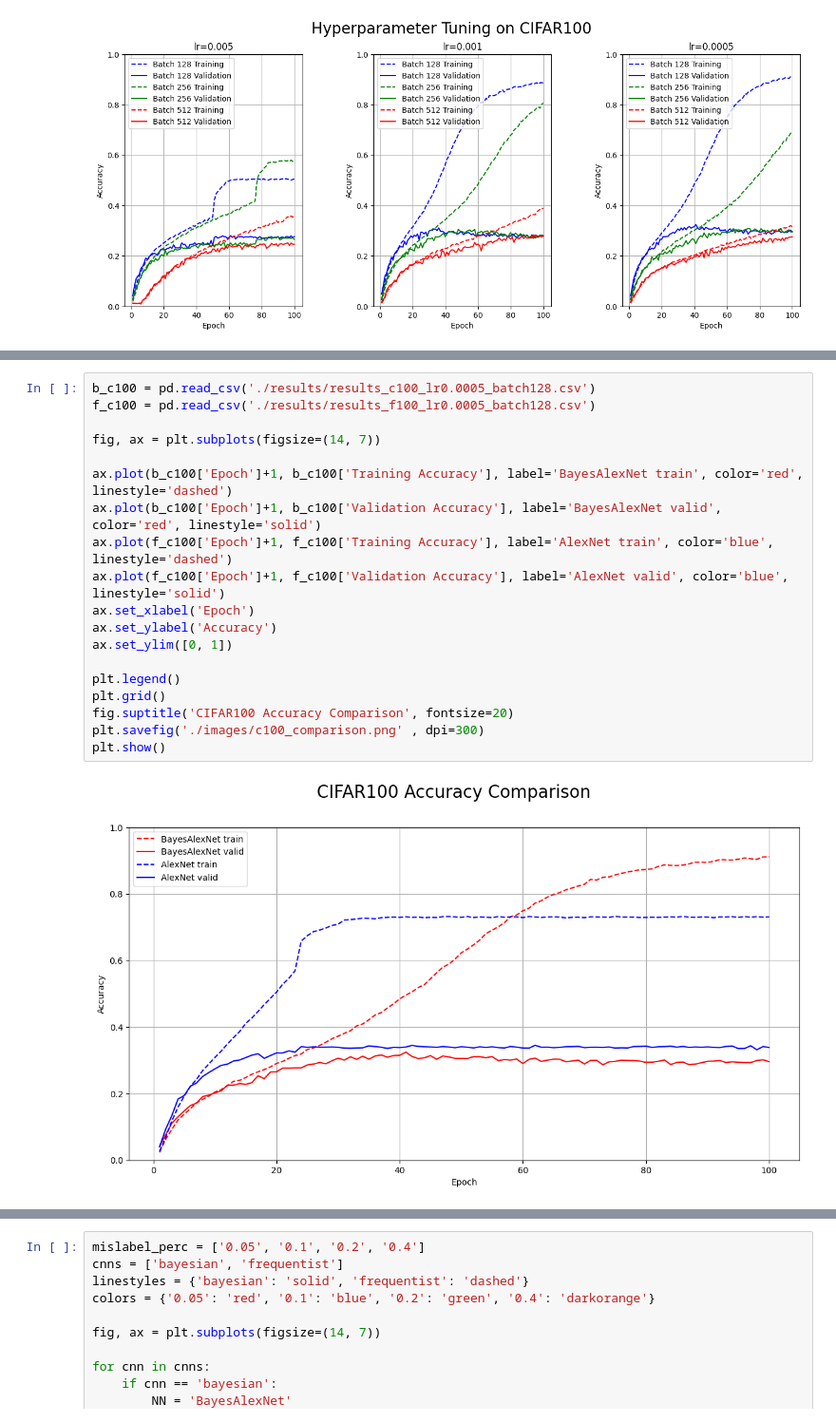
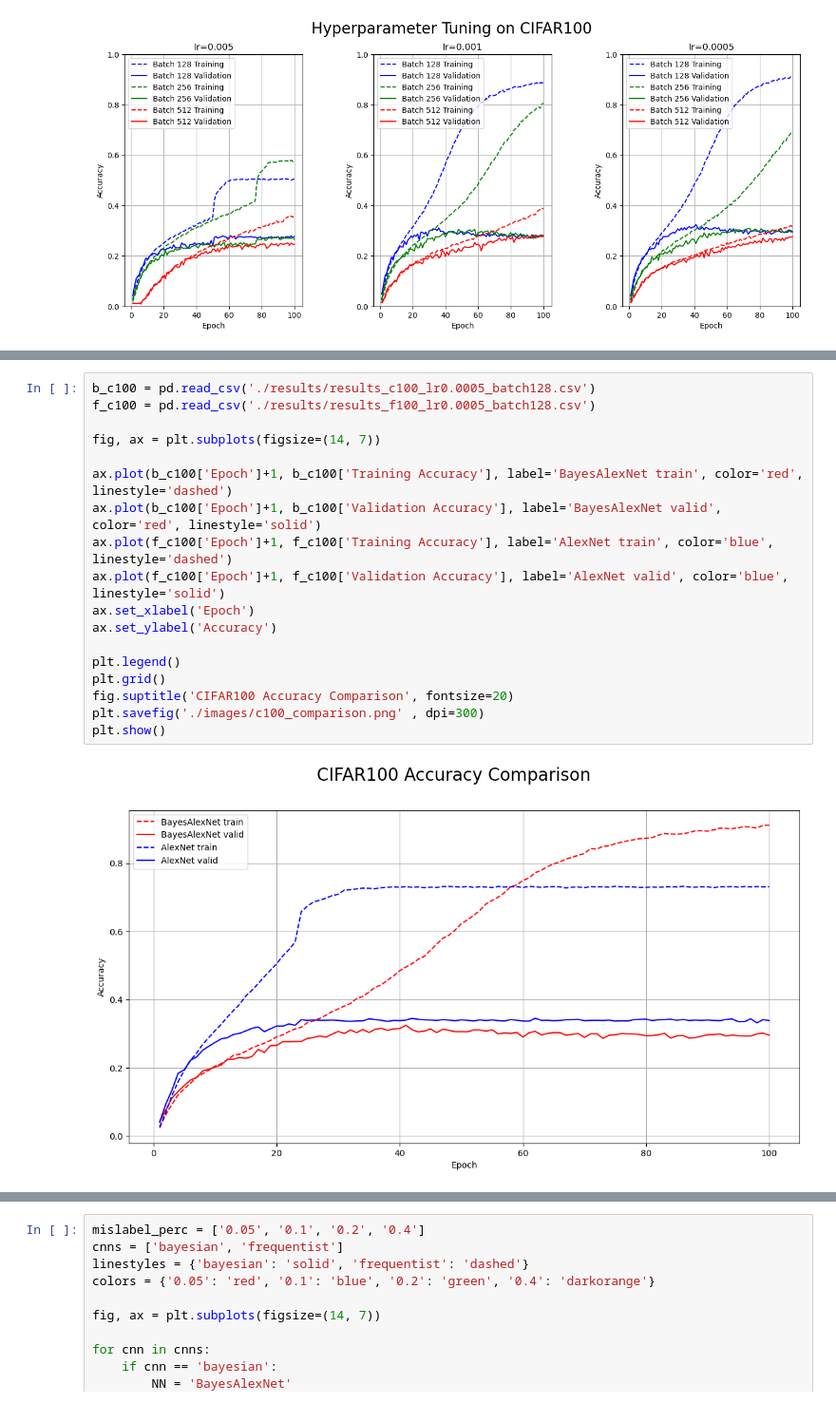
Before and after one commit to Gabrynho/BayesCNNvsFreqCNN, a Jupyter notebook: Plotting.ipynb, the cells around one changed output, grey strips where cells are left out. Shown at 95% size. Cells and saved outputs as stored; diff of their text form.

```diff
--- a/Plotting.ipynb
+++ b/Plotting.ipynb
@@ -130,21 +128,20 @@ plt.show()
 # %%
 b_c100 = pd.read_csv('./results/results_c100_lr0.0005_batch128.csv')
 f_c100 = pd.read_csv('./results/results_f100_lr0.0005_batch128.csv')
 
 fig, ax = plt.subplots(figsize=(14, 7))
 
 ax.plot(b_c100['Epoch']+1, b_c100['Training Accuracy'], label='BayesAlexNet train', color='red', linestyle='dashed')
 ax.plot(b_c100['Epoch']+1, b_c100['Validation Accuracy'], label='BayesAlexNet valid', color='red', linestyle='solid')
 ax.plot(f_c100['Epoch']+1, f_c100['Training Accuracy'], label='AlexNet train', color='blue', linestyle='dashed')
 ax.plot(f_c100['Epoch']+1, f_c100['Validation Accuracy'], label='AlexNet valid', color='blue', linestyle='solid')
 ax.set_xlabel('Epoch')
 ax.set_ylabel('Accuracy')
-ax.set_ylim([0, 1])
 
 plt.legend()
 plt.grid()
 fig.suptitle('CIFAR100 Accuracy Comparison', fontsize=20)
 plt.savefig('./images/c100_comparison.png' , dpi=300)
 plt.show()
 # %% [output]
-[figure, old version]
+[figure, new version]
```
Also changed, not shown: parts of 3 cells of this notebook, 5 other files.
